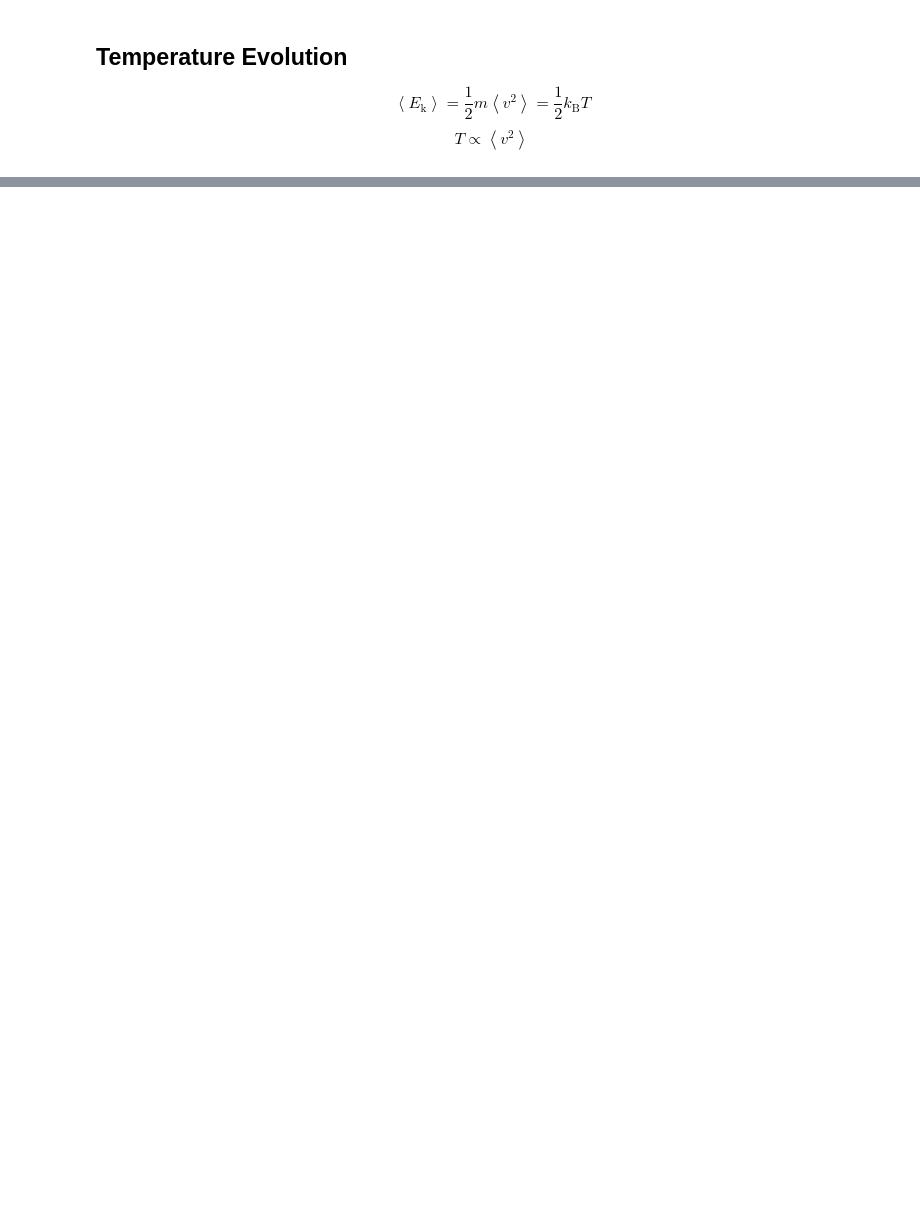
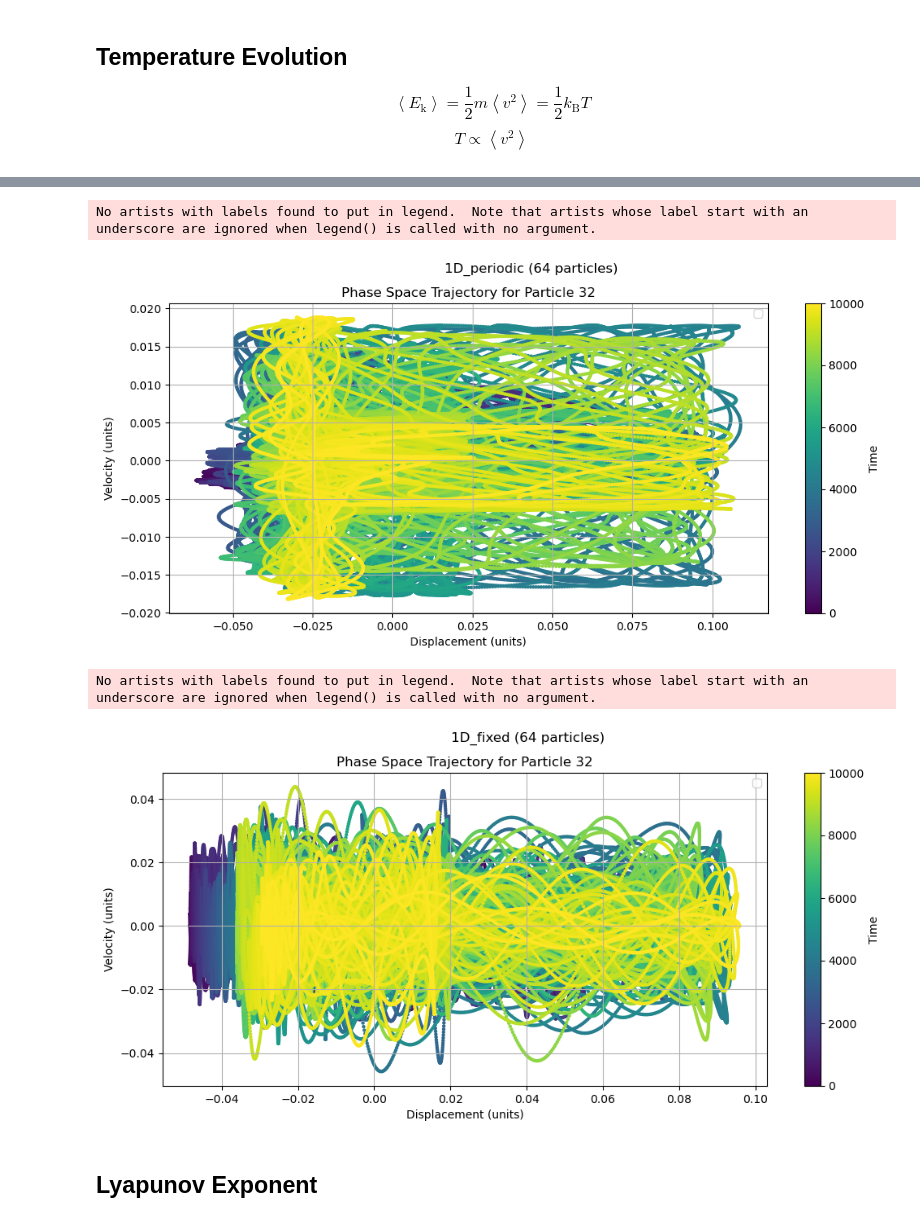
Before and after one commit to raw-asparagus/FPUT_Simulator, a Jupyter notebook: project.ipynb, the cells around one changed output, grey strips where cells are left out. Cells and saved outputs as stored; diff of their text form; code cells hidden in the pictures; blank space fills up the shorter version.

```diff
--- a/project.ipynb
+++ b/project.ipynb
@@ -409,0 +523,46 @@ temperature_evolution('displacements_1D_fixed', displacements_1D_fixed)
+# %%
+## ~~Phase Space Trajectories~~
+def phase_space_plotter(filename, displacements, velocities):
+    """
+    Phase space plotter function
+
+    Plots velocity against displacement in a phase space plot
+    """
+    particle_index = int(np.ceil(N / 2))
+
+    plt.figure(figsize = (12, 5))
+    plt.scatter(displacements[:-1, particle_index], velocities[:-1, particle_index], c = time_points, cmap = 'viridis', s = 10, lw = 0, ls = '-')
+
+    #   Set plot limits and labels
+    plt.colorbar(label = 'Time')
+    plt.grid(True)
+    plt.xlabel('Displacement (units)')
+    plt.ylabel('Velocity (units)')
+    plt.title(f'Phase Space Trajectory for Particle {particle_index}')
+    plt.suptitle(f'{filename} ({N} particles)')
+    plt.legend()
+
+    #   Saves plot
+    plt.savefig(f'./{config_str}/{filename}_{config_str}_phase_space.png', transparent = True)
+
+    #   Show & close the plot
+    plt.show()
+    plt.close()
+    return None
+
+################################################################################
+#                                                                              #
+#                          ABOVE CODE USED FOR SET UP                          #
+#                                                                              #
+################################################################################
+# %%
+#   Plot phase space trajectories
+phase_space_plotter('1D_periodic', displacements_1D_periodic, velocities_1D_fixed)
+phase_space_plotter('1D_fixed', displacements_1D_fixed, velocities_1D_periodic)
+# %% [output]
+No artists with labels found to put in legend.  Note that artists whose label start with an underscore are ignored when legend() is called with no argument.
+[figure, added]
+No artists with labels found to put in legend.  Note that artists whose label start with an underscore are ignored when legend() is called with no argument.
+[figure, added]
+# %% [markdown]
+## Lyapunov Exponent
```
Also changed, not shown: parts of 41 cells of this notebook, 12 other files.
